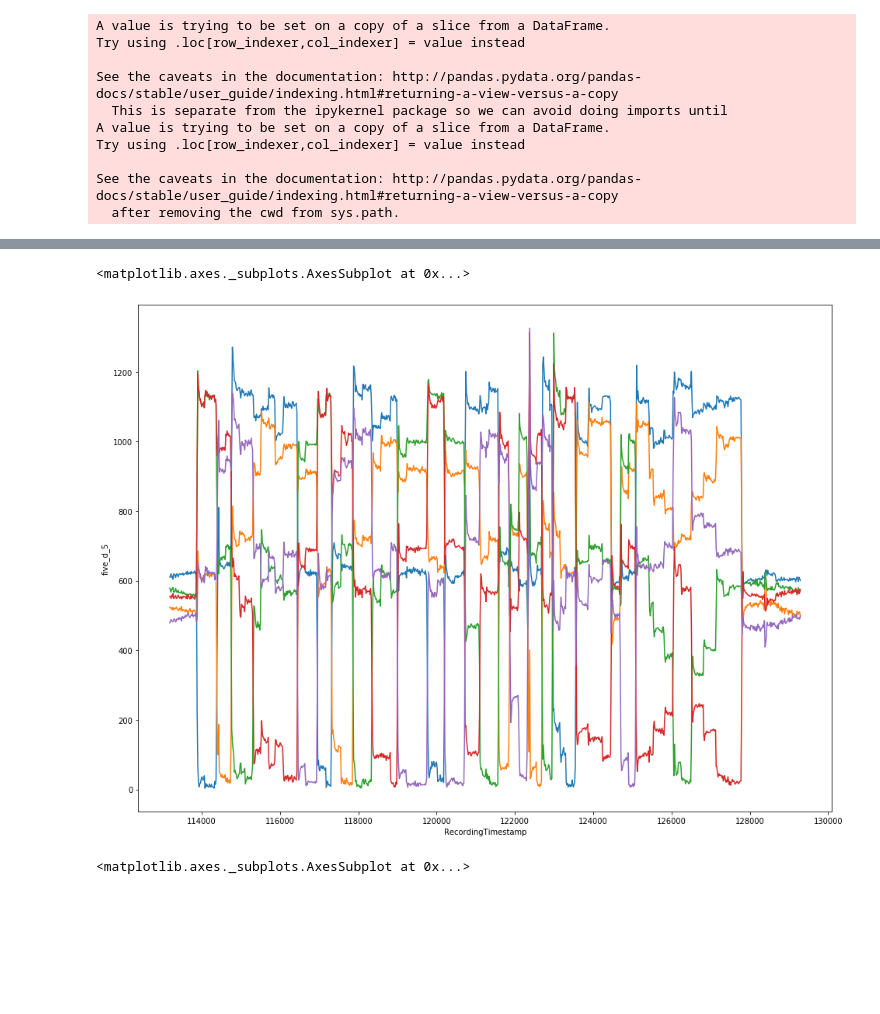
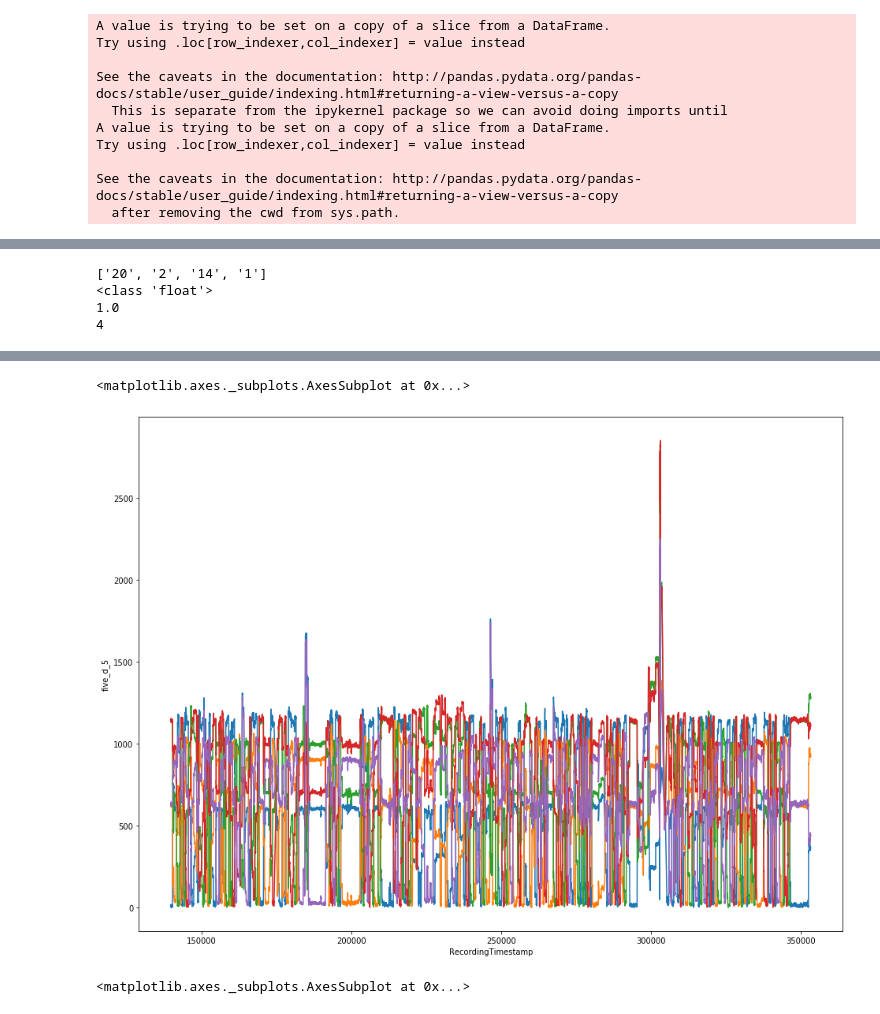
Before and after one commit to jessebmurray/eyetracking, a Jupyter notebook: par_data_total.ipynb, the cells around one changed output, grey strips where cells are left out. Cells and saved outputs as stored; diff of their text form; code cells hidden in the pictures; blank space fills up the shorter version.

```diff
--- a/par_data_total.ipynb
+++ b/par_data_total.ipynb
@@ -499,3 +573,17 @@ total_data.six_d_6 = total_data.six_d_6.map(get_distance_6)
+# %%
+list0 = ['hi', '20', '2', '14', '1']
+list1 = list0[1:]
+print(list1)
+list2 = [float(value) for value in list1]
+print(type(list2[0]))
+min_num = min(list2)
+print(min_num)
+print(list2.index(min_num) + 1)
+# %% [output]
+['20', '2', '14', '1']
+<class 'float'>
+1.0
+4
 # %%
 total_data.groupby('ParticipantName').MediaName.unique()
 # %% [output]
@@ -519,19 +607,19 @@ Name: MediaName, dtype: object
 # %%
 
 plt.figure(figsize=(16,12))
 # total_data.loc[total_data.ParticipantName == 'P28'].loc[total_data.MediaName == 'AKCLH'].\
 # plot(x='RecordingTimestamp', y=['five_d_1', 'five_d_2', 'five_d_3', 'five_d_4', 'five_d_5'])
 
-y_data = total_data.loc[total_data.ParticipantName == 'P27'].loc[total_data.MediaName == 'ROUTC']
+y_data = total_data.loc[total_data.ParticipantName == 'P28'].loc[total_data.MediaName == 'OEPRW']
 # plt.ylim(top=143)
 sns.lineplot(x=total_data.RecordingTimestamp, y=y_data.five_d_1)
 sns.lineplot(x=total_data.RecordingTimestamp, y=y_data.five_d_2)
 sns.lineplot(x=total_data.RecordingTimestamp, y=y_data.five_d_3)
 sns.lineplot(x=total_data.RecordingTimestamp, y=y_data.five_d_4)
 sns.lineplot(x=total_data.RecordingTimestamp, y=y_data.five_d_5)
 # %% [output]
 <matplotlib.axes._subplots.AxesSubplot at 0x...>
-[figure, old version]
+[figure, new version]
 # %%
 
 plt.figure(figsize=(16,14))
```
Also changed, not shown: parts of 7 cells of this notebook.
